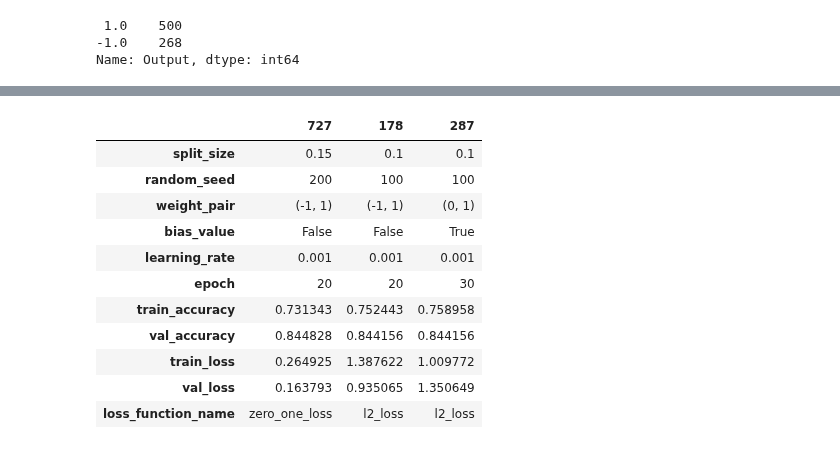
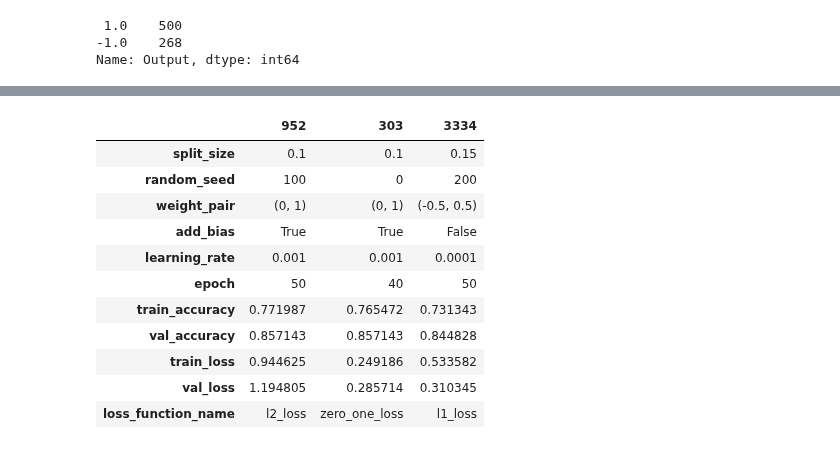
Before and after one commit to poo5zan/deep_learning_fundamentals, a Jupyter notebook: assignment_1/assignment_1.ipynb, the cells around one changed output, grey strips where cells are left out. Drawn from its saved outputs; the diff is of its cells as text; code cells hidden in the pictures.

```diff
--- a/assignment_1/assignment_1.ipynb
+++ b/assignment_1/assignment_1.ipynb
@@ -305,18 +309,18 @@ split_sizes = [.1,.15,.2]
 # 2. Weight Random seed
 random_seeds = [0, 100, 200]
 # 3. Weight pairs
-weight_pairs = [(-1,1), (0,1)]
+weight_pairs = [(-1,1), (0,1),(-.5,.5)]
 # 4. bias
-bias_values = [False, True]
+add_bias_list = [False, True]
 # 5. loss functions
 loss_functions = ['zero_one_loss', 'perceptron_loss', 'l1_loss', 'l2_loss']
 # 6. Learning rate
-learning_rates = [1,0.1,0.001]
+learning_rates = [1,0.1,0.001,0.0001]
 # 7. Epoch
-epochs = [10,20,30]
+epochs = [10,20,30,40,50,100]
 default_file_path = 'diabetes_scale.txt'
 def train_model(weight_pair, loss_function_name, learning_rate, epoch, split_size,
-    bias_value):
+    add_bias):
     low, high = weight_pair
     np.random.seed(random_seed)
     weights = np.random.uniform(low=low, high = high, size=8).reshape(-1,1)
@@ -326,7 +330,7 @@ def train_model(weight_pair, loss_function_name, learning_rate, epoch, split_siz
         loss_function_name=loss_function_name,
         learning_rate=learning_rate,
         epoch=epoch,
-        add_bias=bias_value)
+        add_bias=add_bias)
     X, y = perceptron.get_features_labels_from_file_data()
     X_train, X_val, X_test, y_train, y_val, y_test = perceptron.split_train_validation_test(
         X, y, split_size)
@@ -335,12 +339,12 @@ def train_model(weight_pair, loss_function_name, learning_rate, epoch, split_siz
     # perceptron.plot_accuracy_curves(default_file_path)
     # print('train data ', train_data)
     last_train_data = [td for td in train_data if td['epoch'] == epoch - 1][0]
-    # print('lt ', last_train_data)
+
     return {
             'split_size': split_size,
             'random_seed': random_seed,
             'weight_pair': weight_pair,
-            'bias_value': bias_value,
+            'add_bias': add_bias,
             'learning_rate': learning_rate,
             'epoch': epoch,
             'train_accuracy': last_train_data['train_accuracy'],
@@ -355,27 +359,19 @@ results = []
 for split_size in split_sizes:
     for random_seed in random_seeds:
         for weight_pair in weight_pairs:
-            for bias_value in bias_values:
+            for add_bias in add_bias_list:
                 for loss_function_name in loss_functions:
                     for learning_rate in learning_rates:
                         for epoch in epochs:
                             counter += 1
-                            # print('counter = ', counter)
+                            print('counter = ', counter)
                             # Experiment
-                            # print('Experiment ',
-                            #     ', split_size: ', split_size,
-                            #     ', random_seed: ', random_seed,
-                            #     ', weight_pair: ', weight_pair,
-                            #     ', bias_value: ', bias_value,
-                            #     ', loss_function_name: ', loss_function_name,
-                            #     ', learning_rate ', learning_rate,
-                            #     ', epoch: ', epoch)
                             result = train_model(
                                 weight_pair,
                                 loss_function_name,
                                 learning_rate,
                                 epoch,
                                 split_size,
-                                bias_value)
+                                add_bias)
 
                             results.append(result)
@@ -382,18 +413,18 @@ for split_size in split_sizes:
 # %%
-results_df = pd.DataFrame(results)
+
 # top 3 records
-redf = results_df.sort_values(by=["val_accuracy"], ascending=False)[0:3].T
-redf
+redf = results_df.sort_values(by=["val_accuracy"], ascending=False)[0:3]
+redf.T
 # %% [output]
-|  | 727 | 178 | 287 |
-| split_size | 0.15 | 0.1 | 0.1 |
-| random_seed | 200 | 100 | 100 |
-| weight_pair | (-1, 1) | (-1, 1) | (0, 1) |
-| bias_value | False | False | True |
-| learning_rate | 0.001 | 0.001 | 0.001 |
-| epoch | 20 | 20 | 30 |
-| train_accuracy | 0.731343 | 0.752443 | 0.758958 |
-| val_accuracy | 0.844828 | 0.844156 | 0.844156 |
-| train_loss | 0.264925 | 1.387622 | 1.009772 |
-| val_loss | 0.163793 | 0.935065 | 1.350649 |
-| loss_function_name | zero_one_loss | l2_loss | l2_loss |
+|  | 952 | 303 | 3334 |
+| split_size | 0.1 | 0.1 | 0.15 |
+| random_seed | 100 | 0 | 200 |
+| weight_pair | (0, 1) | (0, 1) | (-0.5, 0.5) |
+| add_bias | True | True | False |
+| learning_rate | 0.001 | 0.001 | 0.0001 |
+| epoch | 50 | 40 | 50 |
+| train_accuracy | 0.771987 | 0.765472 | 0.731343 |
+| val_accuracy | 0.857143 | 0.857143 | 0.844828 |
+| train_loss | 0.944625 | 0.249186 | 0.533582 |
+| val_loss | 1.194805 | 0.285714 | 0.310345 |
+| loss_function_name | l2_loss | zero_one_loss | l1_loss |
```
Also changed, not shown: parts of 10 cells of this notebook.
